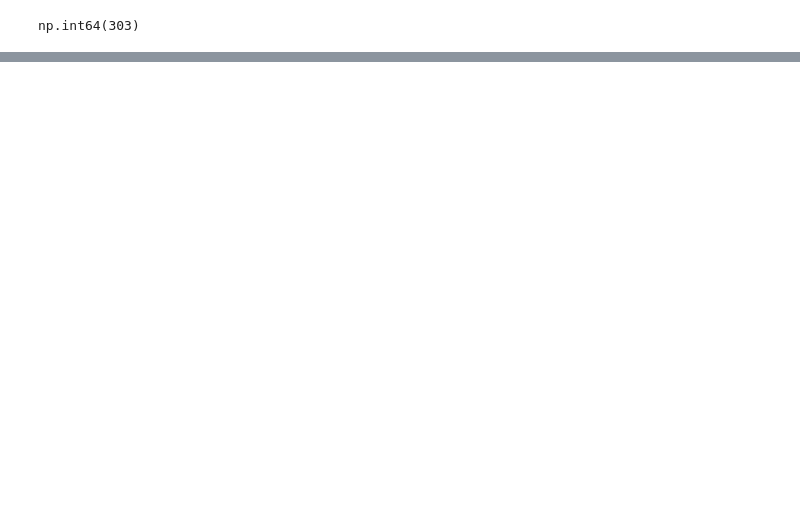
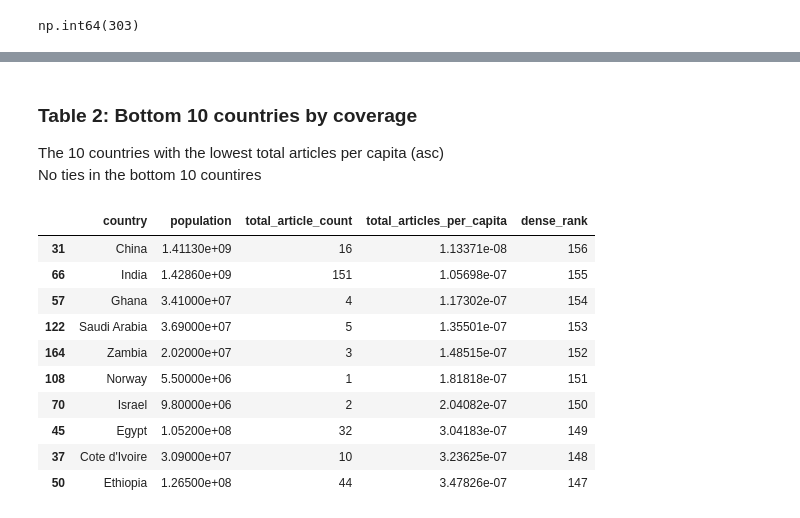
Before and after one commit to tchiang0/data-512-homework_2, a Jupyter notebook: hw2.ipynb, the cells around one changed output, grey strips where cells are left out. Cells and saved outputs as stored; diff of their text form; code cells hidden in the pictures; blank space fills up the shorter version.

```diff
--- a/hw2.ipynb
+++ b/hw2.ipynb
@@ -692,0 +622,19 @@ high_quality_article_count_by_region_population_df.sort_values('high_quality_art
+# %% [markdown]
+### Table 2: Bottom 10 countries by coverage
+The 10 countries with the lowest total articles per capita (asc) \
+No ties in the bottom 10 countires
+# %%
+bottom_10_countries_by_coverage = top_10_countries_by_coverage.nlargest(10, 'dense_rank')
+bottom_10_countries_by_coverage
+# %% [output]
+|  | country | population | total_article_count | total_articles_per_capita | dense_rank |
+| 31 | China | 1.41130e+09 | 16 | 1.13371e-08 | 156 |
+| 66 | India | 1.42860e+09 | 151 | 1.05698e-07 | 155 |
+| 57 | Ghana | 3.41000e+07 | 4 | 1.17302e-07 | 154 |
+| 122 | Saudi Arabia | 3.69000e+07 | 5 | 1.35501e-07 | 153 |
+| 164 | Zambia | 2.02000e+07 | 3 | 1.48515e-07 | 152 |
+| 108 | Norway | 5.50000e+06 | 1 | 1.81818e-07 | 151 |
+| 70 | Israel | 9.80000e+06 | 2 | 2.04082e-07 | 150 |
+| 45 | Egypt | 1.05200e+08 | 32 | 3.04183e-07 | 149 |
+| 37 | Cote d'Ivoire | 3.09000e+07 | 10 | 3.23625e-07 | 148 |
+| 50 | Ethiopia | 1.26500e+08 | 44 | 3.47826e-07 | 147 |
```
Also changed, not shown: parts of 60 cells of this notebook.
